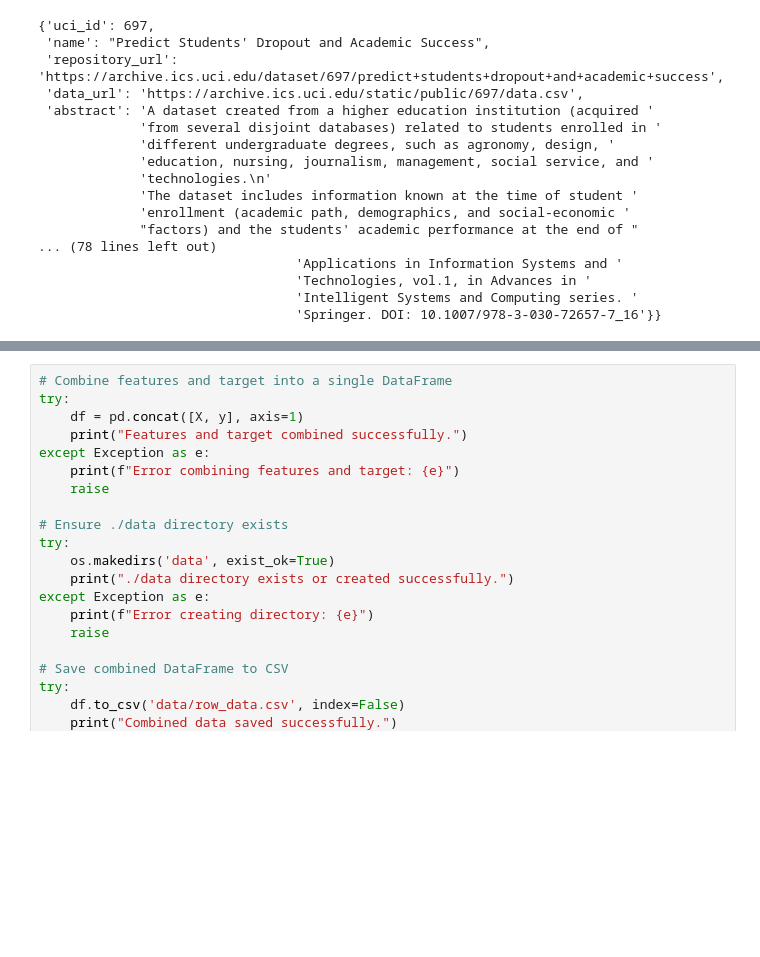
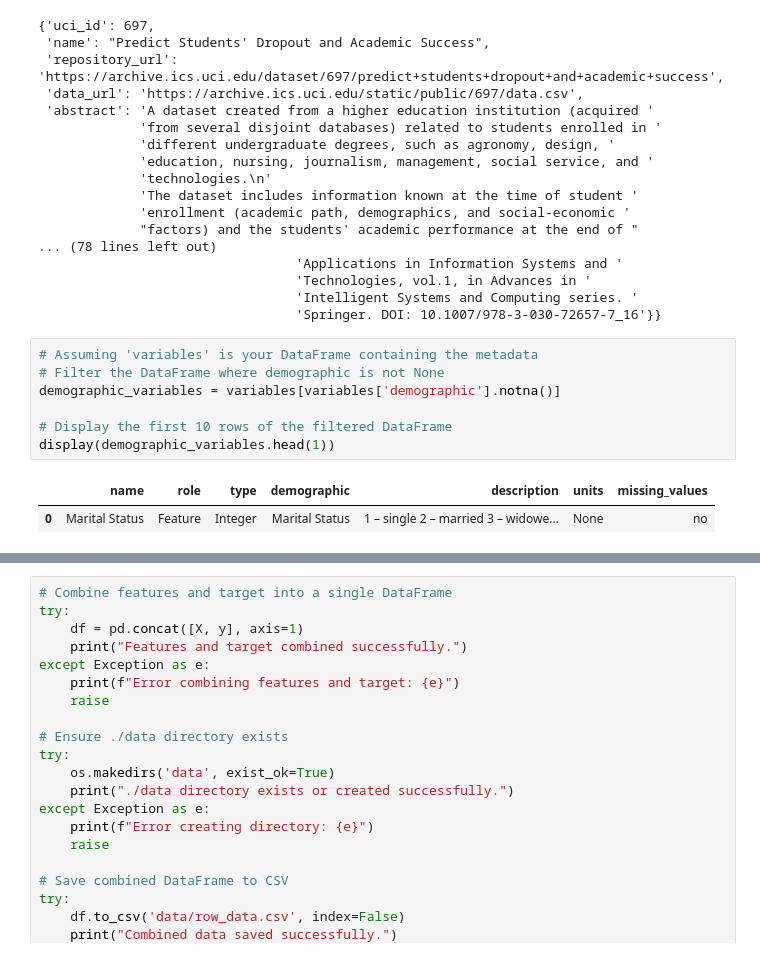
Before and after one commit to youssefhass/ml-predict-student-dropout, a Jupyter notebook: 01_Predict_Students_Dropout_Get_Raw_Data.ipynb, the cells around one changed output, grey strips where cells are left out. Cells and saved outputs as stored; diff of their text form; blank space fills up the shorter version.

```diff
--- a/01_Predict_Students_Dropout_Get_Raw_Data.ipynb
+++ b/01_Predict_Students_Dropout_Get_Raw_Data.ipynb
@@ -89,3 +89,13 @@ pprint.pp(metadata)
                                  'Technologies, vol.1, in Advances in '
                                  'Intelligent Systems and Computing series. '
                                  'Springer. DOI: 10.1007/978-3-030-72657-7_16'}}
+# %%
+# Assuming 'variables' is your DataFrame containing the metadata
+# Filter the DataFrame where demographic is not None
+demographic_variables = variables[variables['demographic'].notna()]
+
+# Display the first 10 rows of the filtered DataFrame
+display(demographic_variables.head(1))
+# %% [output]
+|  | name | role | type | demographic | description | units | missing_values |
+| 0 | Marital Status | Feature | Integer | Marital Status | 1 – single 2 – married 3 – widowe... | None | no |
```
Also changed, not shown: parts of 5 cells of this notebook.
